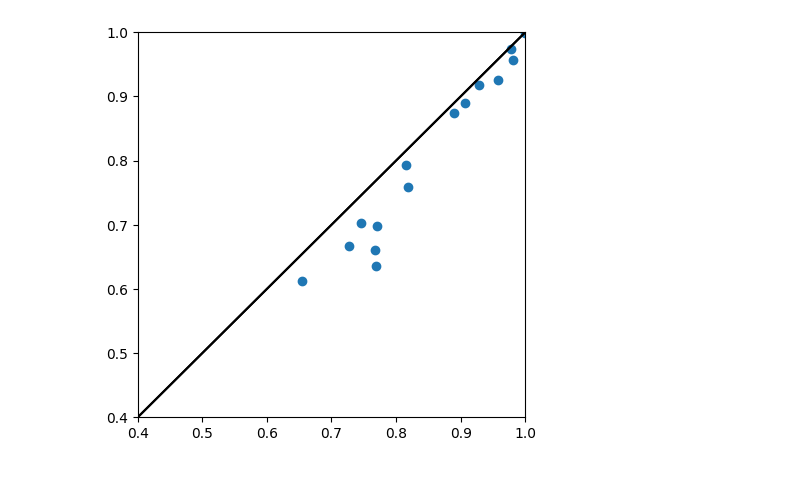
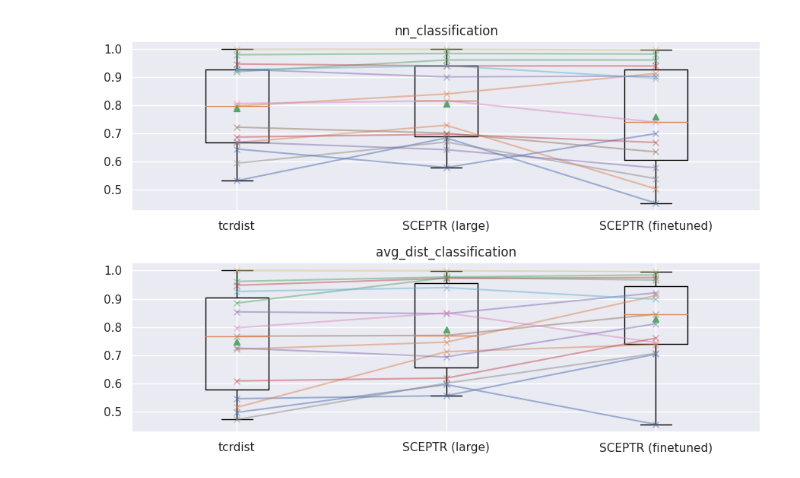
Before and after one commit to yutanagano/tcrlm, a Jupyter notebook: notebooks/analysis/model_comparisons.ipynb, the cells around one changed output. Drawn from its saved outputs; the diff is of its cells as text; code cells hidden in the pictures.

```diff
--- a/notebooks/analysis/model_comparisons.ipynb
+++ b/notebooks/analysis/model_comparisons.ipynb
@@ -1,9 +1,16 @@
 # %%
 import json
 from matplotlib import pyplot as plt
+from matplotlib.axes import Axes
+import numpy as np
+from numpy import ndarray
 from pandas import DataFrame
 from pathlib import Path
+import seaborn as sns
 from typing import Tuple
+
+sns.set_theme()
+sns.set_style("darkgrid")
 # %%
 PROJECT_DIR = Path("/home/yutanagano/Projects/tcr_embedder/")
 BENCHMARKS_DIR = PROJECT_DIR/"benchmarks"
@@ -13,4 +20,4 @@ def load_stats(model_name: str, task_name: str) -> Tuple[DataFrame]:
     with open(stats_dir/"results.json", "r") as f:
         stats_dict = json.load(f)
 
-    return DataFrame(stats_dict["nn_classification"]).T, DataFrame(stats_dict["svc_classification"]).T
+    return stats_dict
@@ -45,11 +24,35 @@ rest_stats = load_stats("AB_SCEPTR", "one_vs_rest")
-# %%
-plt.figure(figsize=(5,5))
-
-plt.plot([[0,0],[1,1]], color="k")
-plt.scatter(bg_stats[0]["auc"], rest_stats[0]["auc"])
-plt.xlim(0.4,1)
-plt.ylim(0.4,1)
-
-plt.show()
-# %% [output]
-[figure, removed]
+# %%
+TASK = "one_vs_rest"
+
+sceptr_stats = load_stats("AB_SCEPTR", TASK)
+sceptr_large_stats = load_stats("AB_SCEPTR_large", TASK)
+sceptr_finetuned_stats = load_stats("AB_SCEPTR_finetuned", TASK)
+tcrdist_stats = load_stats("tcrdist", TASK)
+# %%
+def plot_model_stats(stats: dict, classification_type: str, performance_metric: str, axes: Axes) -> None:
+    axes.set_title(classification_type)
+    aucs = [get_aucs(model_stats, classification_type, performance_metric) for model_stats in stats.values()]
+    axes.boxplot(aucs, labels=stats.keys(), showmeans=True)
+    axes.plot(range(1, len(stats)+1), aucs, "x-", alpha=0.5)
+
+def get_aucs(stats_dict: dict, classification_type: str, performance_metric: str) -> ndarray:
+    stats_for_ctype = stats_dict[classification_type]
+    aucs = [stats[performance_metric] for stats in stats_for_ctype.values()]
+    return np.array(aucs)
+# %%
+# nn and avg_dist, auc
+stats = {
+    "tcrdist": tcrdist_stats,
+    # "SCEPTR": sceptr_stats,
+    "SCEPTR (large)": sceptr_large_stats,
+    "SCEPTR (finetuned)": sceptr_finetuned_stats
+}
+
+fig, (nn_ax, avg_dist_ax) = plt.subplots(nrows=2, ncols=1, figsize=(9,6), layout="tight")
+
+plot_model_stats(stats, "nn_classification", "auc", nn_ax)
+plot_model_stats(stats, "avg_dist_classification", "auc", avg_dist_ax)
+
+plt.show()
+# %% [output]
+[figure, added]
```
Also changed, not shown: parts of 4 cells of this notebook, 1 other file.
